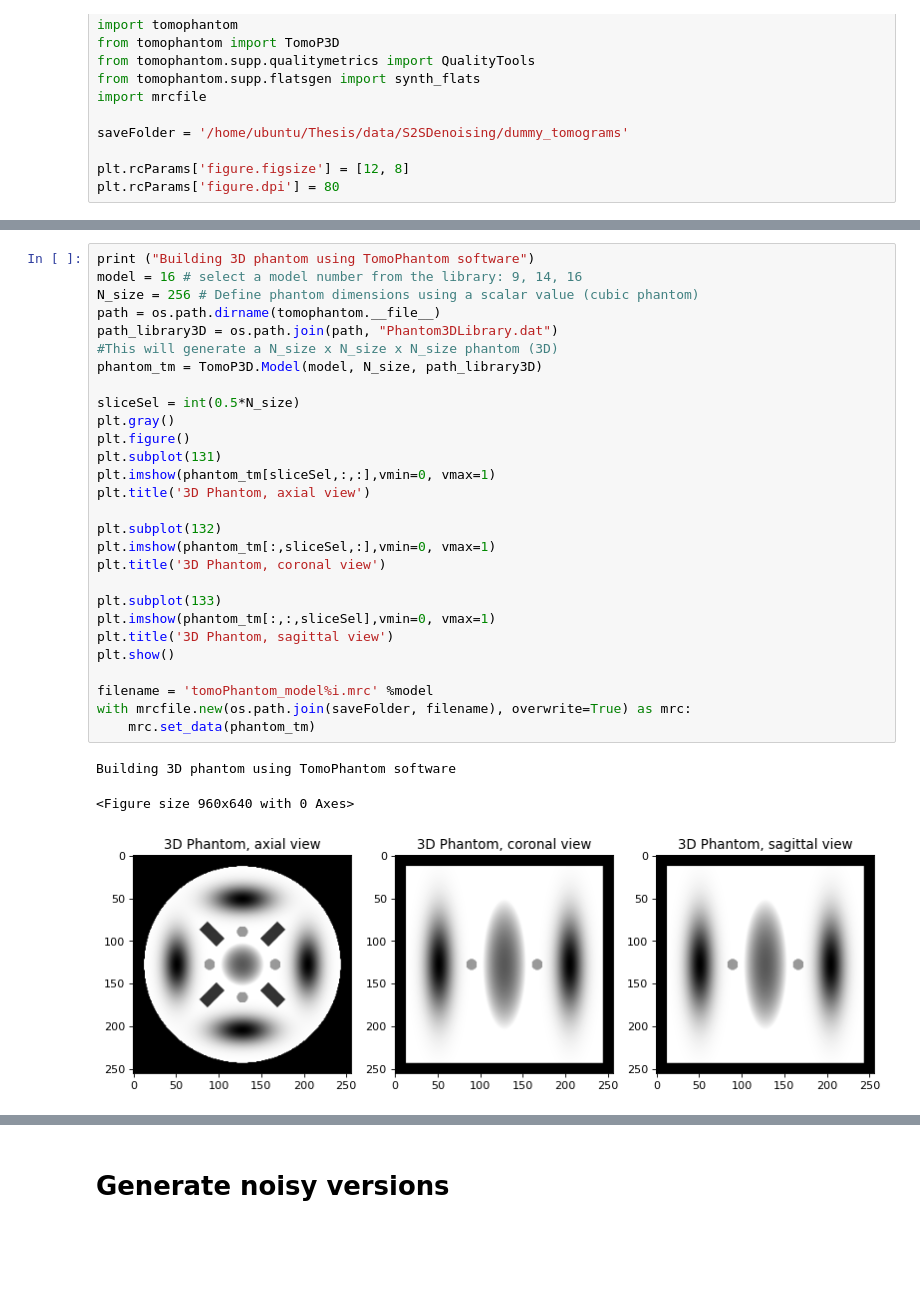
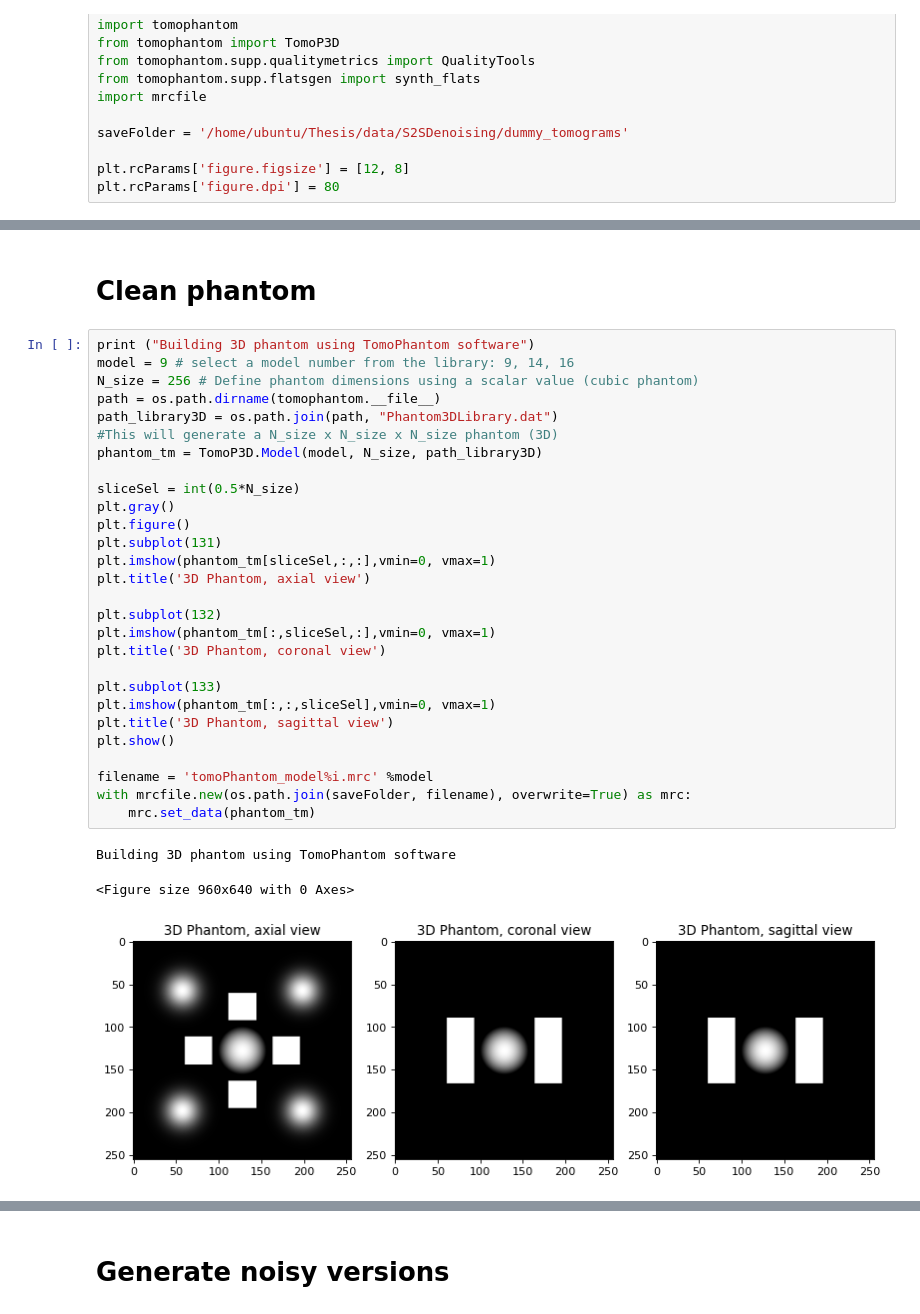
Before and after one commit to Fickincool/master-thesis, a Jupyter notebook: Notebooks/6.00_self2selfDenoising/6.08_tomoPhantoms.ipynb, the cells around one changed output, grey strips where cells are left out. Cells and saved outputs as stored; diff of their text form; blank space fills up the shorter version.

```diff
--- a/Notebooks/6.00_self2selfDenoising/6.08_tomoPhantoms.ipynb
+++ b/Notebooks/6.00_self2selfDenoising/6.08_tomoPhantoms.ipynb
@@ -15,32 +58,34 @@ plt.rcParams['figure.dpi'] = 80
+# %% [markdown]
+# Clean phantom
 # %%
 print ("Building 3D phantom using TomoPhantom software")
-model = 16 # select a model number from the library: 9, 14, 16
+model = 9 # select a model number from the library: 9, 14, 16
 N_size = 256 # Define phantom dimensions using a scalar value (cubic phantom)
 path = os.path.dirname(tomophantom.__file__)
 path_library3D = os.path.join(path, "Phantom3DLibrary.dat")
 #This will generate a N_size x N_size x N_size phantom (3D)
 phantom_tm = TomoP3D.Model(model, N_size, path_library3D)
 
 sliceSel = int(0.5*N_size)
 plt.gray()
 plt.figure()
 plt.subplot(131)
 plt.imshow(phantom_tm[sliceSel,:,:],vmin=0, vmax=1)
 plt.title('3D Phantom, axial view')
 
 plt.subplot(132)
 plt.imshow(phantom_tm[:,sliceSel,:],vmin=0, vmax=1)
 plt.title('3D Phantom, coronal view')
 
 plt.subplot(133)
 plt.imshow(phantom_tm[:,:,sliceSel],vmin=0, vmax=1)
 plt.title('3D Phantom, sagittal view')
 plt.show()
 
 filename = 'tomoPhantom_model%i.mrc' %model
 with mrcfile.new(os.path.join(saveFolder, filename), overwrite=True) as mrc:
     mrc.set_data(phantom_tm)
 # %% [output]
 Building 3D phantom using TomoPhantom software
 <Figure size 960x640 with 0 Axes>
-[figure, old version]
+[figure, new version]
```
Also changed, not shown: parts of 6 cells of this notebook, 10 other files.
